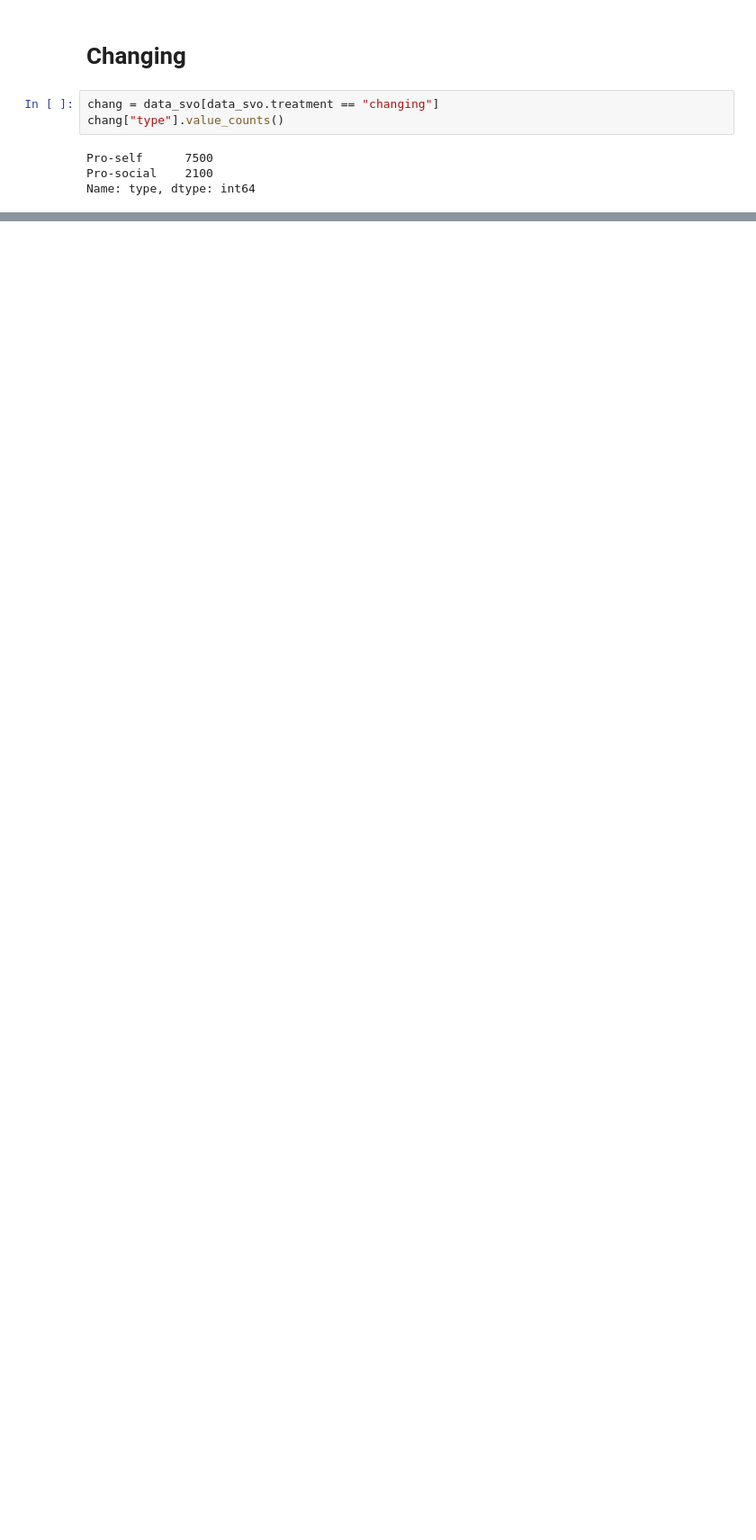
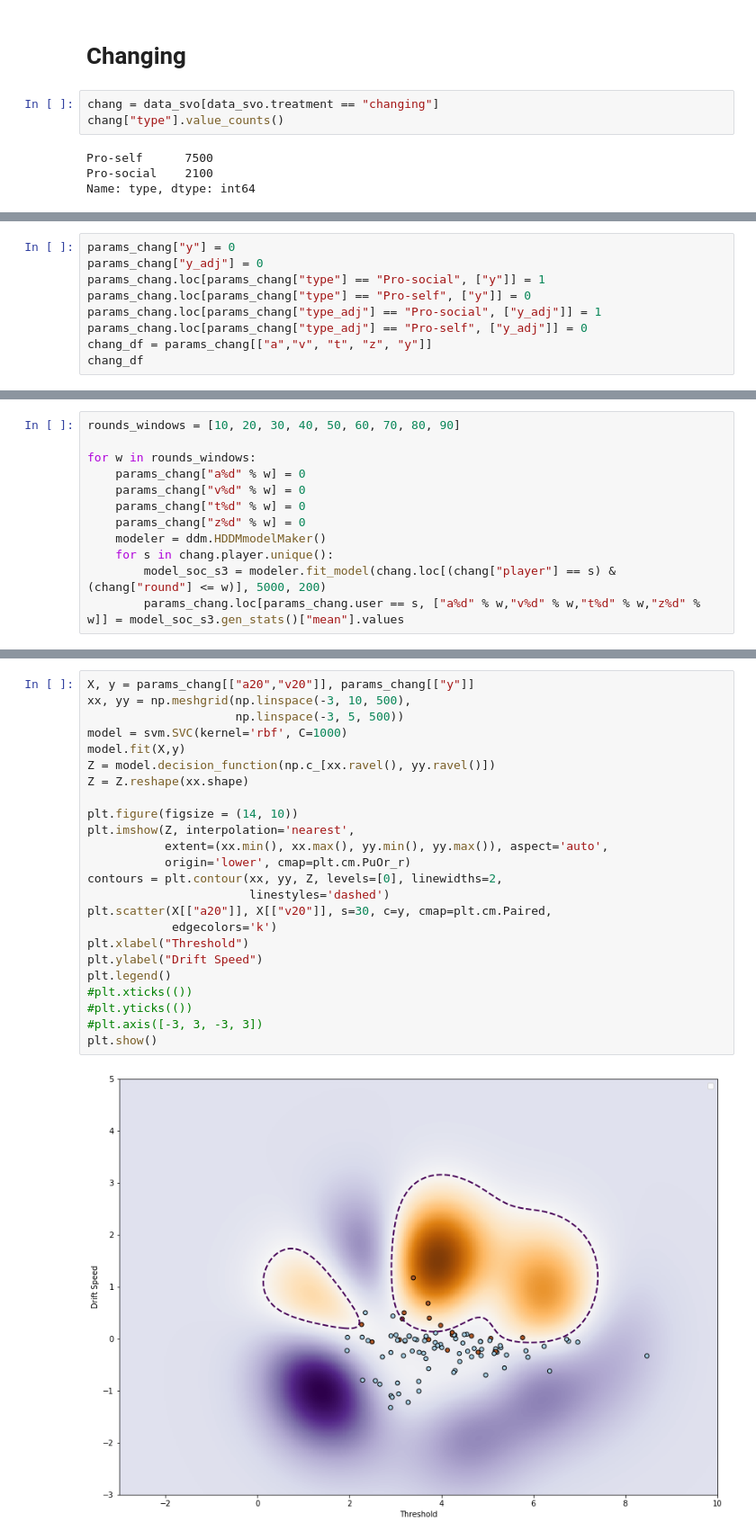
Before and after one commit to eladiomontero/DecisionTimes, a Jupyter notebook: SVO Context Analysis/changingSVO.ipynb, the cells around one changed output, grey strips where cells are left out. Shown at 90% size. Drawn from its saved outputs; the diff is of its cells as text; blank space fills up the shorter version.

```diff
--- a/SVO Context Analysis/changingSVO.ipynb
+++ b/SVO Context Analysis/changingSVO.ipynb
@@ -701,0 +171,9 @@ for t in test_fix.player.unique():
+# %%
+params_chang["y"] = 0
+params_chang["y_adj"] = 0
+params_chang.loc[params_chang["type"] == "Pro-social", ["y"]] = 1
+params_chang.loc[params_chang["type"] == "Pro-self", ["y"]] = 0
+params_chang.loc[params_chang["type_adj"] == "Pro-social", ["y_adj"]] = 1
+params_chang.loc[params_chang["type_adj"] == "Pro-self", ["y_adj"]] = 0
+chang_df = params_chang[["a","v", "t", "z", "y"]]
+chang_df
@@ -701,0 +241,12 @@ for t in test_fix.player.unique():
+# %%
+rounds_windows = [10, 20, 30, 40, 50, 60, 70, 80, 90]
+
+for w in rounds_windows:
+    params_chang["a%d" % w] = 0
+    params_chang["v%d" % w] = 0
+    params_chang["t%d" % w] = 0
+    params_chang["z%d" % w] = 0
+    modeler = ddm.HDDMmodelMaker()
+    for s in chang.player.unique():
+        model_soc_s3 = modeler.fit_model(chang.loc[(chang["player"] == s) & (chang["round"] <= w)], 5000, 200)
+        params_chang.loc[params_chang.user == s, ["a%d" % w,"v%d" % w,"t%d" % w,"z%d" % w]] = model_soc_s3.gen_stats()["mean"].values
@@ -701,0 +308,26 @@ for t in test_fix.player.unique():
+# %%
+X, y = params_chang[["a20","v20"]], params_chang[["y"]]
+xx, yy = np.meshgrid(np.linspace(-3, 10, 500),
+                     np.linspace(-3, 5, 500))
+model = svm.SVC(kernel='rbf', C=1000)
+model.fit(X,y)
+Z = model.decision_function(np.c_[xx.ravel(), yy.ravel()])
+Z = Z.reshape(xx.shape)
+
+plt.figure(figsize = (14, 10))
+plt.imshow(Z, interpolation='nearest',
+           extent=(xx.min(), xx.max(), yy.min(), yy.max()), aspect='auto',
+           origin='lower', cmap=plt.cm.PuOr_r)
+contours = plt.contour(xx, yy, Z, levels=[0], linewidths=2,
+                       linestyles='dashed')
+plt.scatter(X[["a20"]], X[["v20"]], s=30, c=y, cmap=plt.cm.Paired,
+            edgecolors='k')
+plt.xlabel("Threshold")
+plt.ylabel("Drift Speed")
+plt.legend()
+#plt.xticks(())
+#plt.yticks(())
+#plt.axis([-3, 3, -3, 3])
+plt.show()
+# %% [output]
+[figure, added]
```
Also changed, not shown: parts of 45 cells of this notebook, 5 other files.
